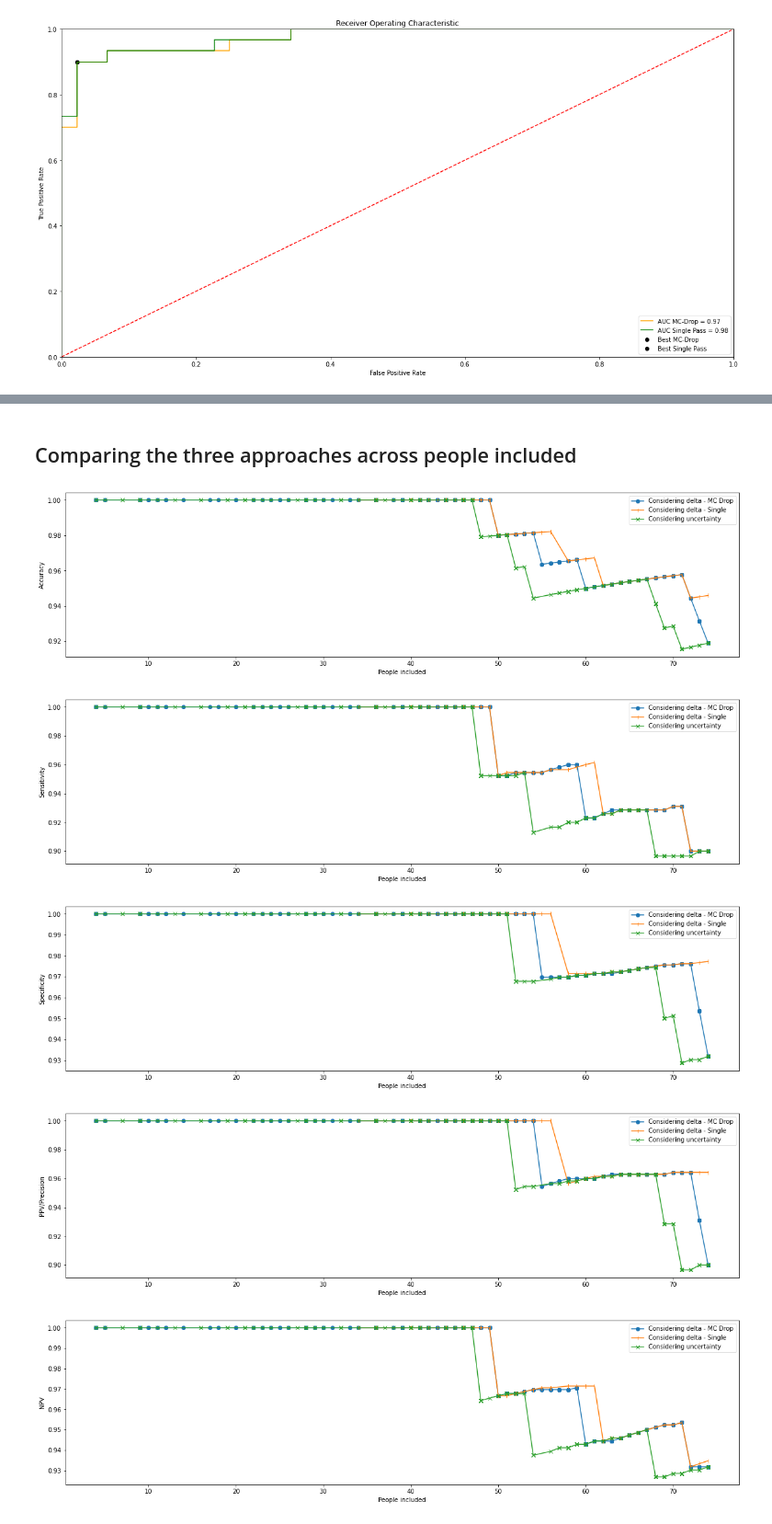
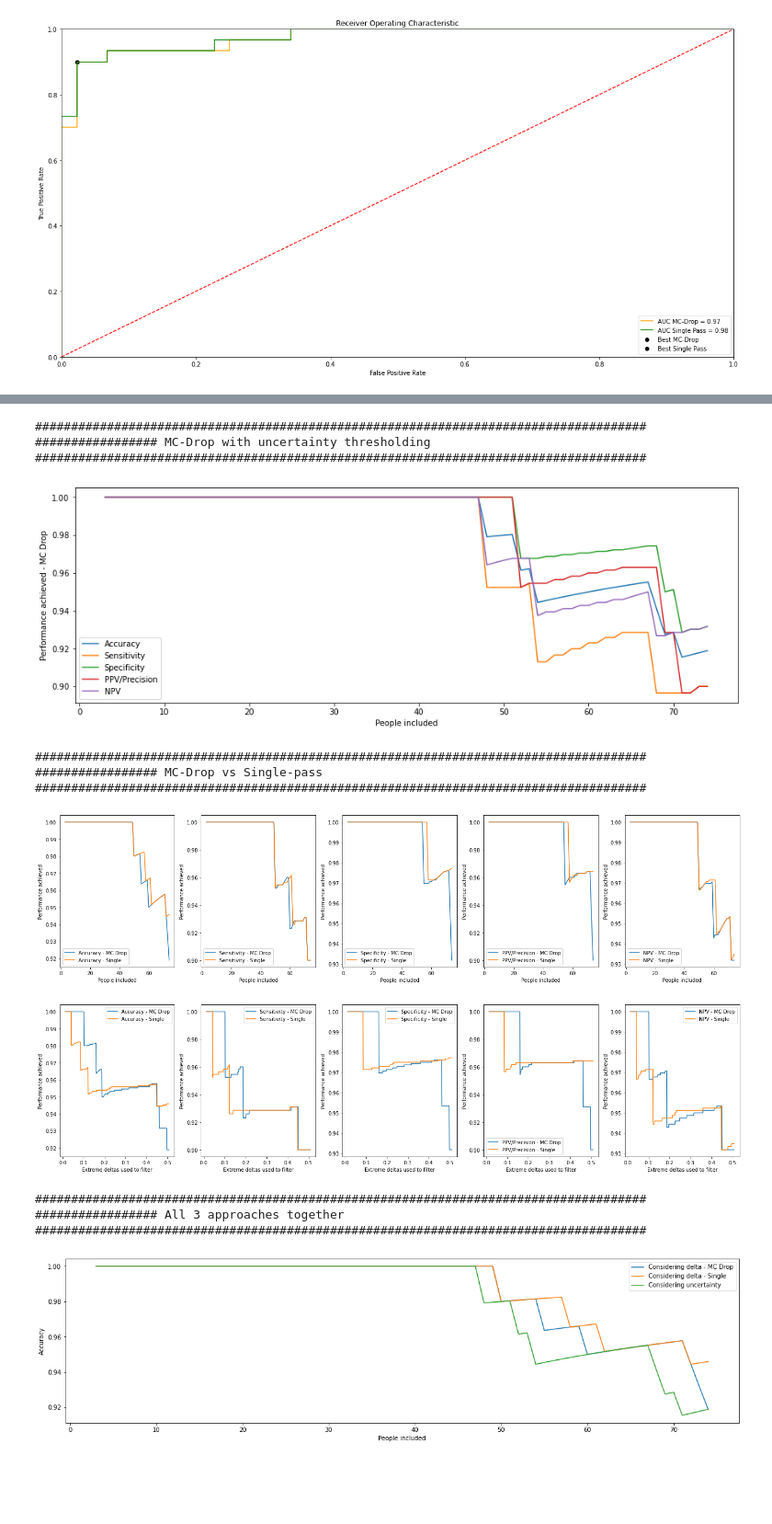
Before and after one commit to tighu20/adni_phenotypes, a Jupyter notebook: results/ADNI_test_Results.ipynb, the cells around one changed output, grey strips where cells are left out. Shown at 92% size. Drawn from its saved outputs; the diff is of its cells as text; code cells hidden in the pictures; blank space fills up the shorter version.

```diff
--- a/results/ADNI_test_Results.ipynb
+++ b/results/ADNI_test_Results.ipynb
@@ -68,0 +89,5 @@ joined_df
+# %%
+# Creating column of extremes to better evaluate distance to extremes and order
+joined_df['extremes'] = joined_df['mean']
+joined_df.loc[joined_df['extremes'] >= 0.5, 'extremes'] = 1 - joined_df.loc[joined_df['extremes'] >= 0.5, 'extremes']
+joined_df
@@ -68,0 +109,4 @@ joined_df
+# %%
+single_pass['extremes'] = single_pass['mean']
+single_pass.loc[single_pass['extremes'] >= 0.5, 'extremes'] = 1 - single_pass.loc[single_pass['extremes'] >= 0.5, 'extremes']
+single_pass
@@ -334,2 +183,0 @@ plot_across_metrics(people_delta_mc, people_delta_1, 'People included')
-# %% [markdown]
-## Comparing the three approaches across people included
@@ -346,12 +184,16 @@ def plot_people_vs_var(vals_mc, vals_1, vals_uncert, metric_name):
-# %%
-plot_people_vs_var(accs_delta_mc, accs_delta_1, accs, 'Accuracy')
-plot_people_vs_var(sens_delta_mc, sens_delta_1, sens, 'Sensitivity')
-plot_people_vs_var(spes_delta_mc, spes_delta_1, spes, 'Specificity')
-plot_people_vs_var(ppvs_delta_mc, ppvs_delta_1, ppvs, 'PPV/Precision')
-plot_people_vs_var(npvs_delta_mc, npvs_delta_1, npvs, 'NPV')
-# %% [output]
-[figure, removed]
-[figure, removed]
-[figure, removed]
-[figure, removed]
-[figure, removed]
+# %%
+plot_all_comparisons(joined_df, single_pass, threshold=0.5, starting_num_people=3)
+# %% [output]
+#####################################################################################
+################# MC-Drop with uncertainty thresholding
+#####################################################################################
+[figure, added]
+#####################################################################################
+################# MC-Drop vs Single-pass
+#####################################################################################
+[figure, added]
+[figure, added]
+#####################################################################################
+################# All 3 approaches together
+#####################################################################################
+[figure, added]
```
Also changed, not shown: parts of 30 cells of this notebook, 3 other files.
